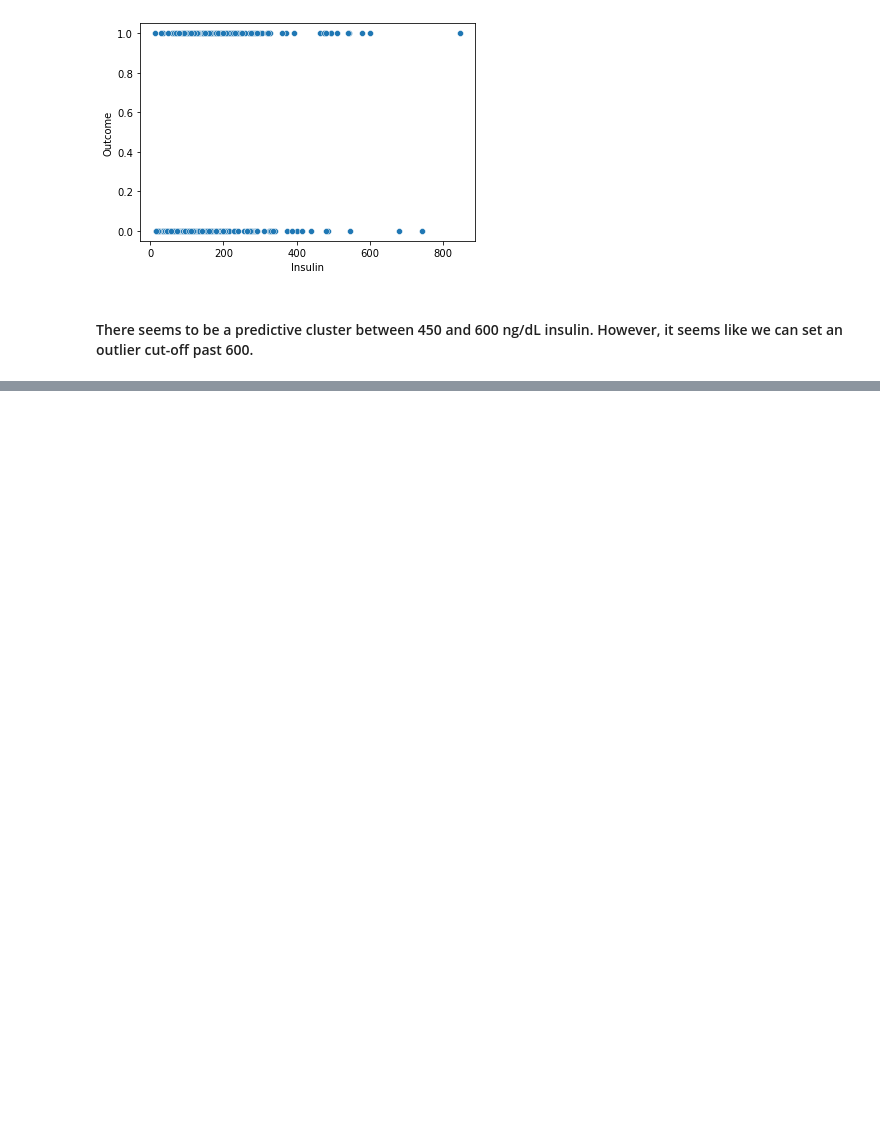
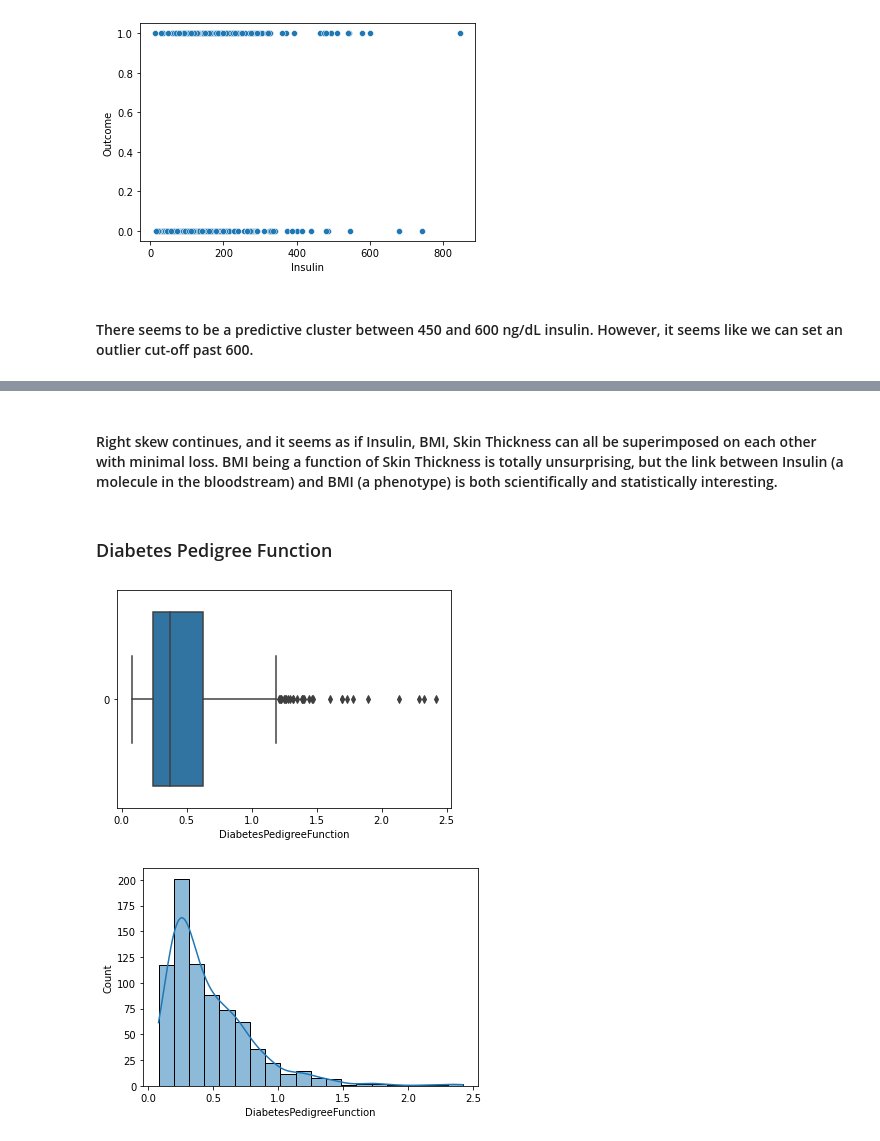
Before and after one commit to wengels464/diabetes-model, a Jupyter notebook: diabetes/notebooks/diabetes_eda.ipynb, the cells around one changed output, grey strips where cells are left out. Saved outputs shown, nothing was run; the diff lists cells and outputs as text; code cells hidden in the pictures; blank space fills up the shorter version.

```diff
--- a/diabetes/notebooks/diabetes_eda.ipynb
+++ b/diabetes/notebooks/diabetes_eda.ipynb
@@ -13,11 +15,12 @@ remove_zeros_from_these_columns = ['Glucose', 'BloodPressure', 'SkinThickness',
 # %% [markdown]
 ### Production functions defined here.
 # %%
-def get_data(path_to_data):
-    """Docstring"""
+def get_data(path_to_data: str) -> pd.DataFrame:
+    # Takes in a relative filepath (str) and returns a Pandas dataframe.
 
     df = pd.read_csv(path_to_data) #add params here
     return df
+
 
 def show_dist_figs(dataframe, column_name: str, num_bins=20) -> None:
     # Takes a pandas df and a certain column and displays a boxplot and histogram. Returns None.
@@ -27,6 +30,32 @@ def show_dist_figs(dataframe, column_name: str, num_bins=20) -> None:
     sns.histplot(data=df[column_name], kde=True, bins = num_bins)
     plt.show()
     return None
+
+def drop_observations(dataframe, index_to_drop: list) -> pd.DataFrame:
+    return None
+
+def remove_outliers(series, Z: float) -> list:
+    # Takes a Series and flags indices with a Z score out of the std_val range. Returns a list of index values to drop.
+
+    outlier_index = []
+
+    mean = mean(series)
+    std_dev = std(series)
+    bound = std_dev * Z
+
+
+    for observation in series:
+        if abs(series[observation] - mean) > bound:
+            outlier_index.append(observation)
+        else:
+            continue
+    return outlier_index
+
+def generate_heatmap(dataframe, vmin=-1, vmax=1, cmap='rocket_r', annot=True) -> None:
+    matrix = dataframe.corr()
+    sns.heatmap(matrix, vmin, vmax, cmap, annot=True)
+    plt.show()
+    return None
 # %%
 df = get_data(path_to_data)
 # %% [markdown]
@@ -188,0 +216,9 @@ show_dist_figs(df,'BMI')
+# %% [markdown]
+#### Right skew continues, and it seems as if Insulin, BMI, Skin Thickness can all be superimposed on each other with minimal loss. BMI being a function of Skin Thickness is totally unsurprising, but the link between Insulin (a molecule in the bloodstream) and BMI (a phenotype) is both scientifically and statistically interesting.
+# %% [markdown]
+### Diabetes Pedigree Function
+# %%
+show_dist_figs(df,'DiabetesPedigreeFunction')
+# %% [output]
+[figure, added]
+[figure, added]
```
Also changed, not shown: parts of 20 cells of this notebook.
